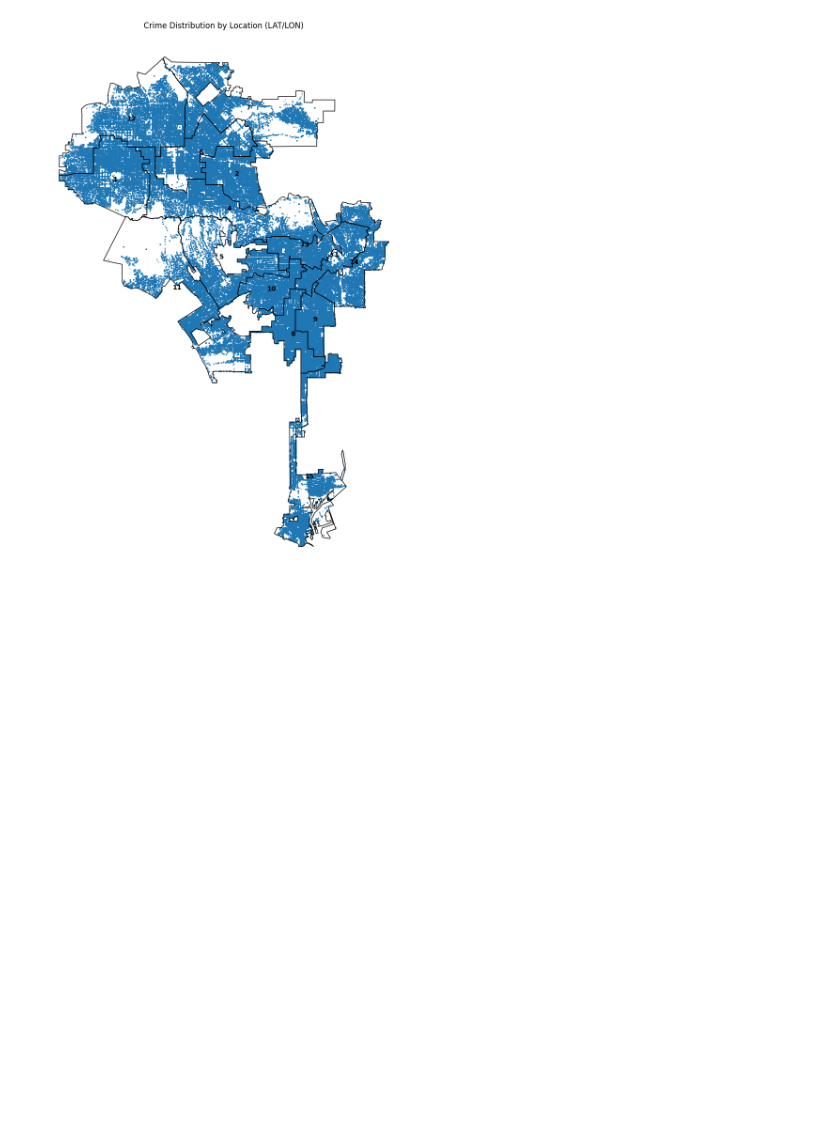
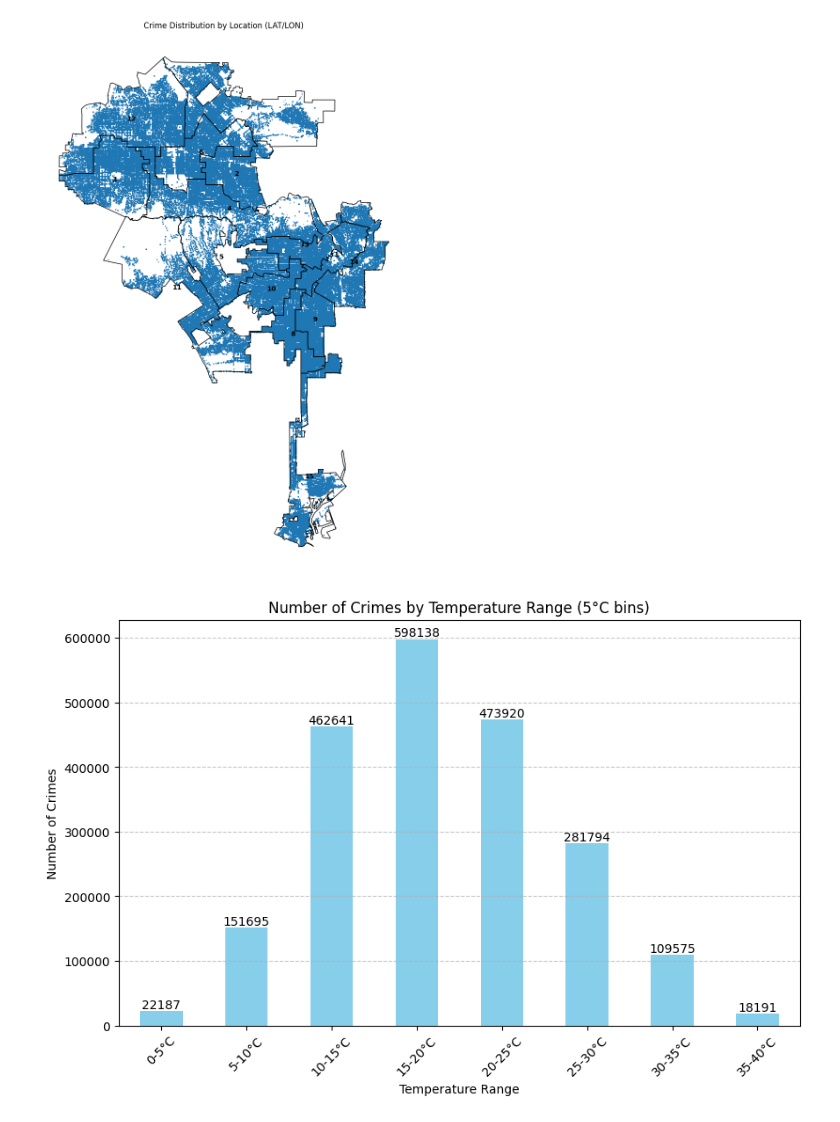
Before and after one commit to MilenaM06/LA-Crime-Analysis, a Jupyter notebook: notebooks/5_1_data_analysis.ipynb, the cells around one changed output. Drawn from its saved outputs; the diff is of its cells as text; code cells hidden in the pictures; blank space fills up the shorter version.

```diff
--- a/notebooks/5_1_data_analysis.ipynb
+++ b/notebooks/5_1_data_analysis.ipynb
@@ -568,3 +568,33 @@ plt.show()
 
 # # Show map
 # m
+# %%
+# Define 5°C bins
+bins = list(range(0, 45, 5))  # 0, 5, 10, 15, 20, ..., 40
+labels = [f'{i}-{i+5}°C' for i in bins[:-1]]
+
+# Create a new column for temperature range
+data['TEMP RANGE'] = pd.cut(data['TEMPERATURE'], bins=bins, labels=labels, include_lowest=True)
+
+# Count crimes in each temperature range
+temp_counts = data['TEMP RANGE'].value_counts().sort_index()
+
+# Drop descent column
+data.drop(columns=["TEMP RANGE"], inplace=True)
+
+# Plot
+plt.figure(figsize=(10,6))
+bars = temp_counts.plot(kind='bar', color='skyblue')
+plt.title('Number of Crimes by Temperature Range (5°C bins)')
+plt.xlabel('Temperature Range')
+plt.ylabel('Number of Crimes')
+plt.xticks(rotation=45)
+plt.grid(axis='y', linestyle='--', alpha=0.7)
+
+# Add numbers on top of each bar
+for i, count in enumerate(temp_counts):
+    plt.text(i, count + 5, str(count), ha='center', va='bottom', fontsize=10)
+
+plt.show()
+# %% [output]
+[figure, added]
```
Also changed, not shown: parts of 8 cells of this notebook.
